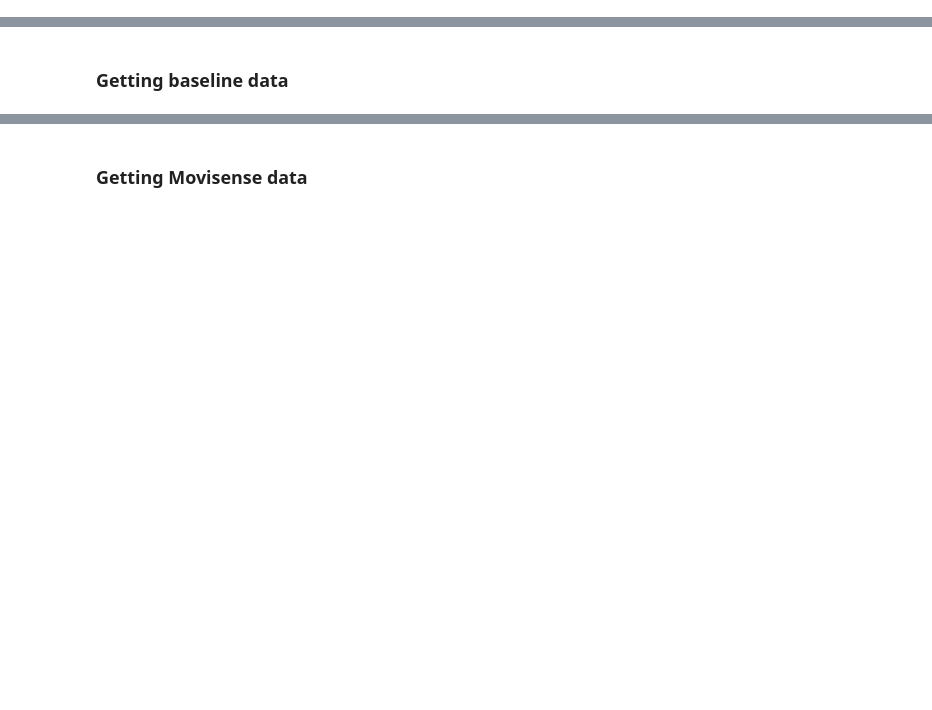
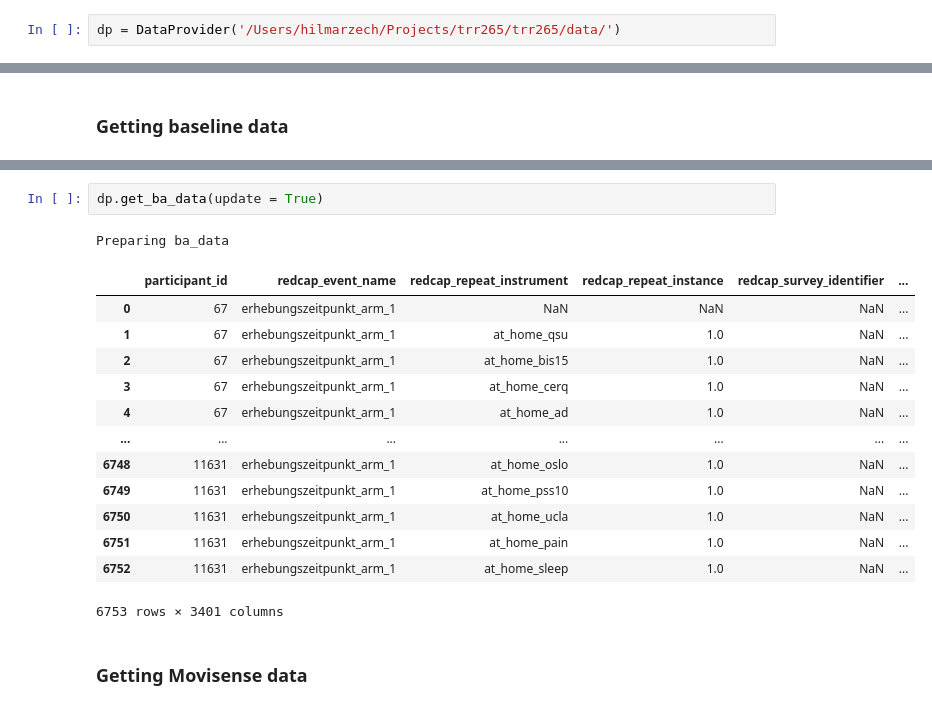
Before and after one commit to hgzech/trr265, a Jupyter notebook: notebooks/01_data_provider.ipynb, the cells around one changed output, grey strips where cells are left out. Saved outputs shown, nothing was run; the diff lists cells and outputs as text; blank space fills up the shorter version.

```diff
--- a/notebooks/01_data_provider.ipynb
+++ b/notebooks/01_data_provider.ipynb
@@ -13,2 +58,4 @@ import pandas as pd
+# %%
+dp = DataProvider('/Users/hilmarzech/Projects/trr265/trr265/data/')
 # %% [markdown]
 ## Functions
@@ -305,2 +321,19 @@ assert 'bx_date' in get_ba_data().columns, "Basic assessment data did not load c
+# %%
+dp.get_ba_data(update = True)
+# %% [output]
+Preparing ba_data
+|  | participant_id | redcap_event_name | redcap_repeat_instrument | redcap_repeat_instance | redcap_survey_identifier | ... |
+| 0 | 67 | erhebungszeitpunkt_arm_1 | NaN | NaN | NaN | ... |
+| 1 | 67 | erhebungszeitpunkt_arm_1 | at_home_qsu | 1.0 | NaN | ... |
+| 2 | 67 | erhebungszeitpunkt_arm_1 | at_home_bis15 | 1.0 | NaN | ... |
+| 3 | 67 | erhebungszeitpunkt_arm_1 | at_home_cerq | 1.0 | NaN | ... |
+| 4 | 67 | erhebungszeitpunkt_arm_1 | at_home_ad | 1.0 | NaN | ... |
+| ... | ... | ... | ... | ... | ... | ... |
+| 6748 | 11631 | erhebungszeitpunkt_arm_1 | at_home_oslo | 1.0 | NaN | ... |
+| 6749 | 11631 | erhebungszeitpunkt_arm_1 | at_home_pss10 | 1.0 | NaN | ... |
+| 6750 | 11631 | erhebungszeitpunkt_arm_1 | at_home_ucla | 1.0 | NaN | ... |
+| 6751 | 11631 | erhebungszeitpunkt_arm_1 | at_home_pain | 1.0 | NaN | ... |
+| 6752 | 11631 | erhebungszeitpunkt_arm_1 | at_home_sleep | 1.0 | NaN | ... |
+6753 rows × 3401 columns
 # %% [markdown]
 ### Getting Movisense data
```
Also changed, not shown: parts of 45 cells of this notebook, 17 other files.
